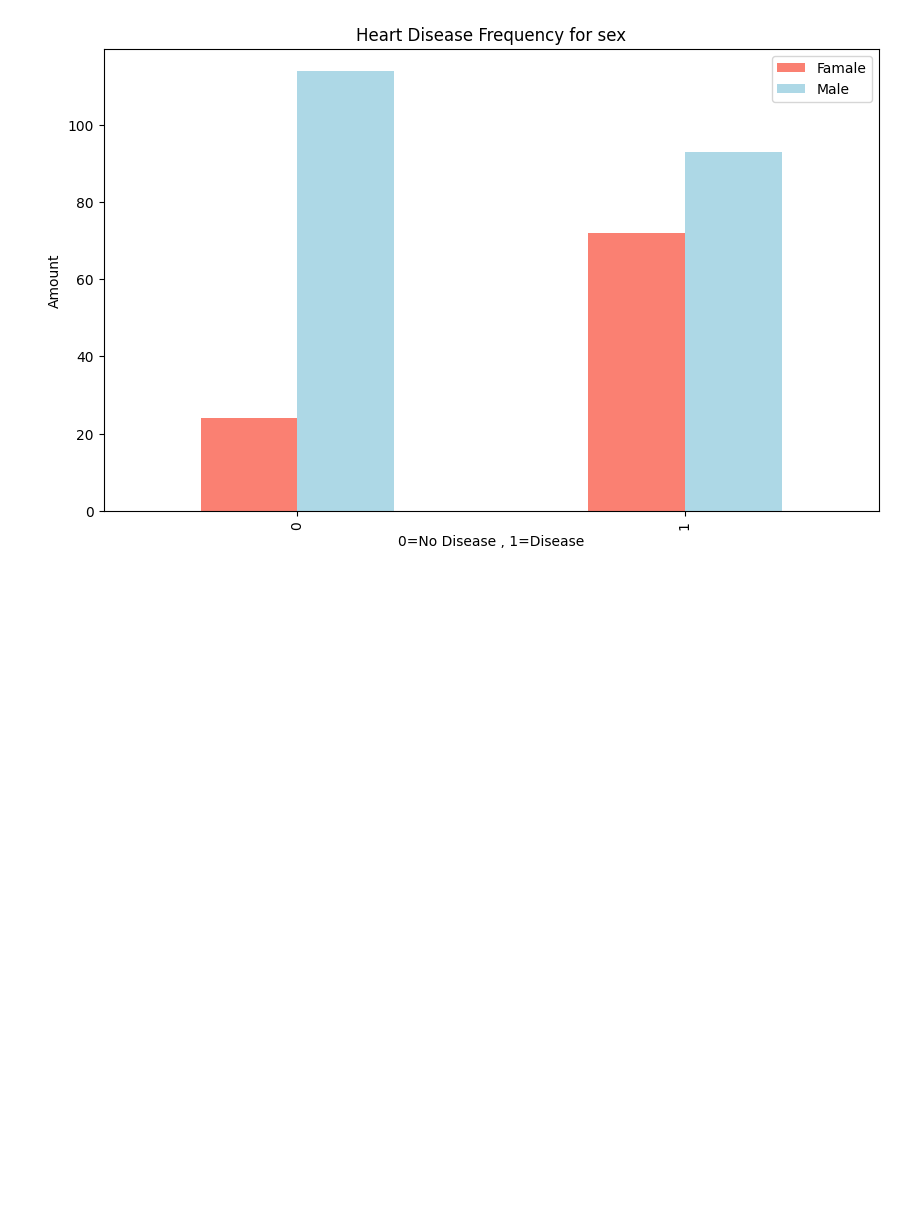
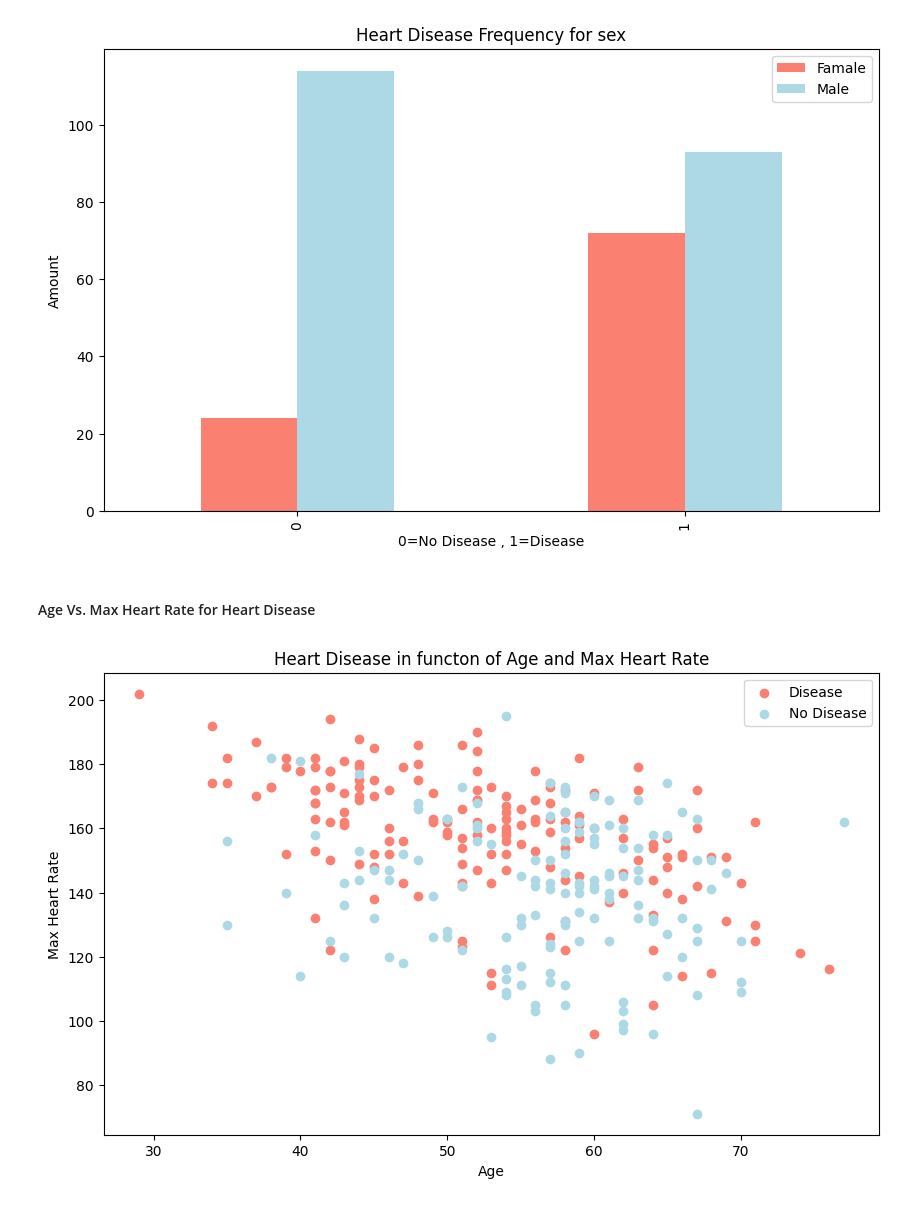
Before and after one commit to Kidist-c/Heart-Disease-ml-project, a Jupyter notebook: Notebooks/heart-disease.ipynb, the cells around one changed output. Drawn from its saved outputs; the diff is of its cells as text; code cells hidden in the pictures; blank space fills up the shorter version.

```diff
--- a/Notebooks/heart-disease.ipynb
+++ b/Notebooks/heart-disease.ipynb
@@ -181,3 +181,21 @@ plt.ylabel("Amount")
 plt.legend(["Famale","Male"]);
 # %% [output]
 [figure]
+# %% [markdown]
+#### Age Vs. Max Heart Rate for Heart Disease
+# %%
+# create another figure
+plt.figure(figsize=(10,6))
+# scatter with +ve examples
+plt.scatter(df.age[df.target==1],
+            df.thalach[df.target==1],
+            color="salmon")
+plt.scatter(df.age[df.target==0],
+            df.thalach[df.target==0],
+            color="lightblue")
+plt.title("Heart Disease in functon of Age and Max Heart Rate")
+plt.xlabel("Age")
+plt.ylabel("Max Heart Rate")
+plt.legend(["Disease","No Disease"]);
+# %% [output]
+[figure, added]
```
Also changed, not shown: parts of 4 cells of this notebook.
